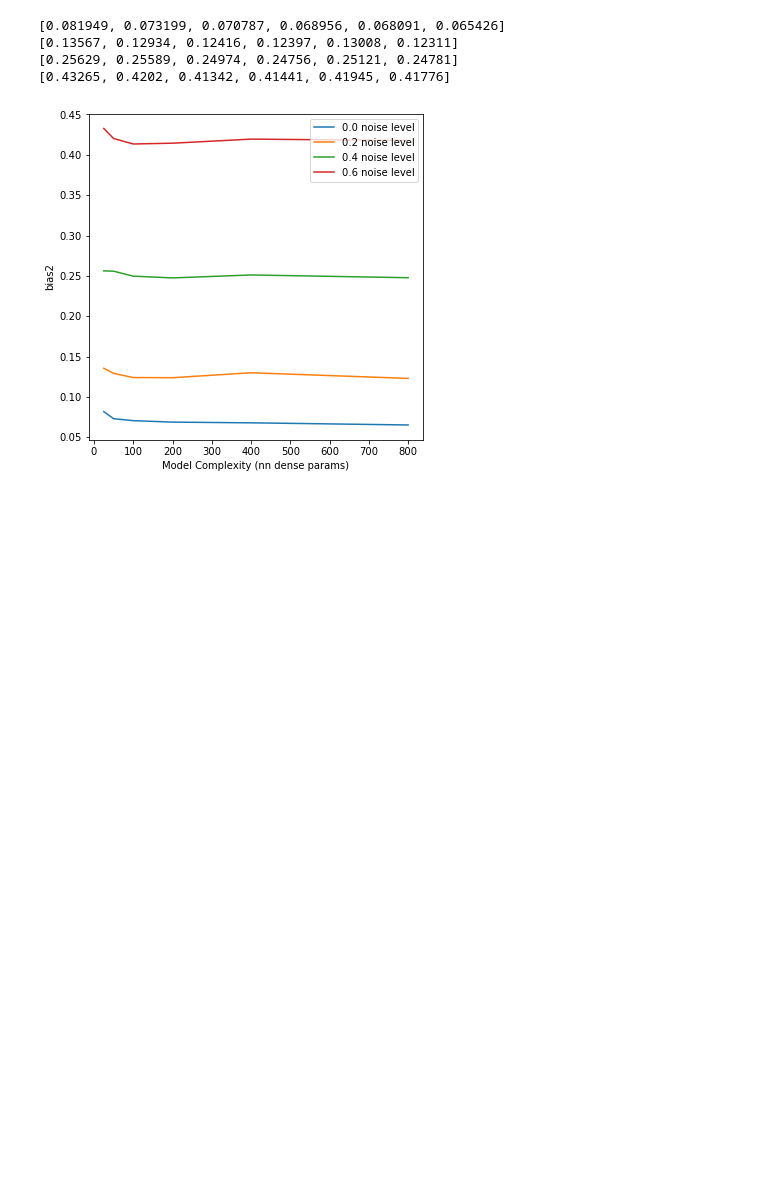
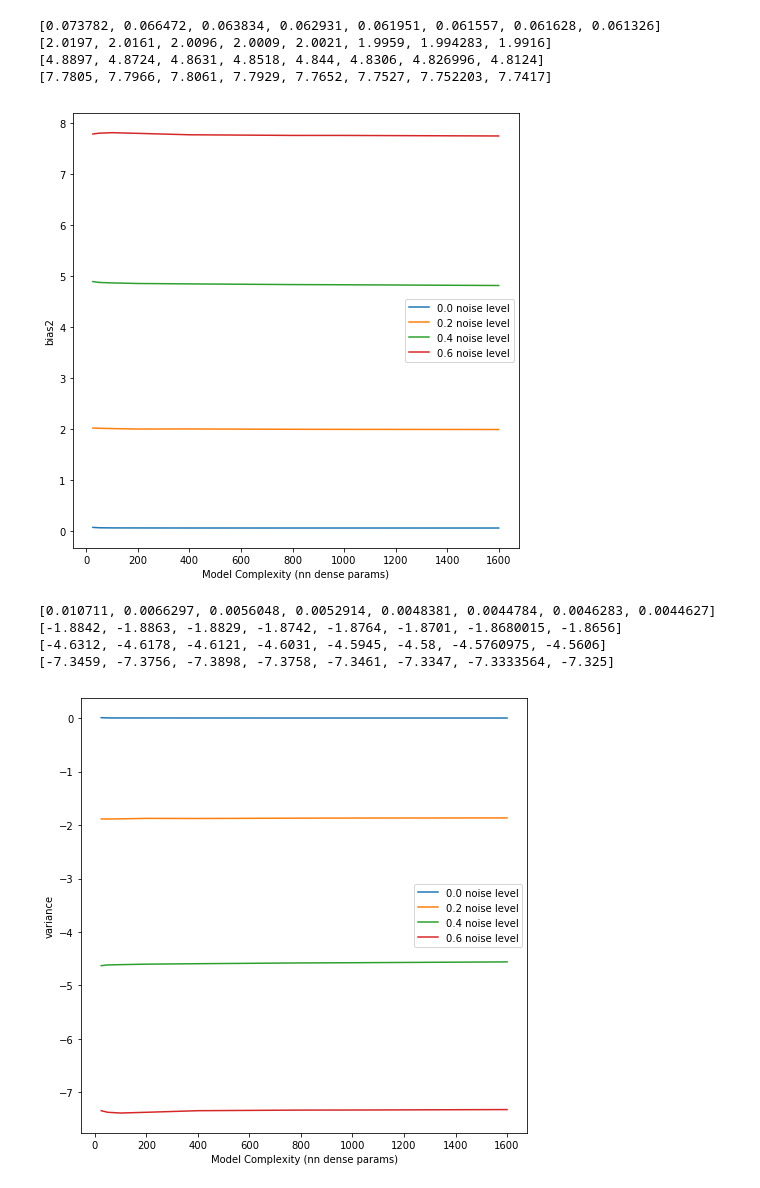
Before and after one commit to Georgepu1/CS-260-Project, a Jupyter notebook: mnist-nn/results/plots.ipynb, the cells around one changed output. Saved outputs shown, nothing was run; the diff lists cells and outputs as text; code cells hidden in the pictures; blank space fills up the shorter version.

```diff
--- a/mnist-nn/results/plots.ipynb
+++ b/mnist-nn/results/plots.ipynb
@@ -10,7 +10,10 @@ paths = [
     "100/log_width100-noise0.txt", "100/log_width100-noise2.txt", "100/log_width100-noise4.txt", "100/log_width100-noise6.txt",
     "200/log_width200-noise0.txt", "200/log_width200-noise2.txt", "200/log_width200-noise4.txt", "200/log_width200-noise6.txt",
     "400/log_width400-noise0.txt", "400/log_width400-noise2.txt", "400/log_width400-noise4.txt", "400/log_width400-noise6.txt",
-    "800/log_width800-noise0.txt", "800/log_width800-noise2.txt", "800/log_width800-noise4.txt", "800/log_width800-noise6.txt"
+    "800/log_width800-noise0.txt", "800/log_width800-noise2.txt", "800/log_width800-noise4.txt", "800/log_width800-noise6.txt",
+    "1000/log_width1000-noise0.txt", "1000/log_width1000-noise2.txt", "1000/log_width1000-noise4.txt", "1000/log_width1000-noise6.txt",
+    "1600/log_width1600-noise0.txt", "1600/log_width1600-noise2.txt", "1600/log_width1600-noise4.txt", "1600/log_width1600-noise6.txt"
+#     "2000/log_width2000-noise0.txt", "2000/log_width2000-noise2.txt", "2000/log_width2000-noise4.txt", "2000/log_width2000-noise6.txt"
 ]
 
 i_to_word = {
@@ -49,7 +42,7 @@ i_to_word
 # %%
 def plot_trial(overall_metrics, i_to_word, attribute_id=2, trial_id=0, jump_ind=4):
     num_plots = jump_ind
-    fig = plt.figure(figsize = (6,6))
+    fig = plt.figure(figsize = (8,8))
     ax = plt.axes()
     noise = [0.0, 0.2, 0.4, 0.6]
 
@@ -61,8 +54,8 @@ def plot_trial(overall_metrics, i_to_word, attribute_id=2, trial_id=0, jump_ind=
             cur_i += jump_ind
         print(cur_y)
         label = str(noise[i]) + ' noise level'
-        ax.plot([25, 50, 100, 200, 400, 800], cur_y, label=label)
-
+#         ax.plot([25, 50, 100, 200, 400, 800, 1000, 1600, 2000], cur_y, label=label)
+        ax.plot([25, 50, 100, 200, 400, 800, 1000, 1600], cur_y, label=label)
     plt.xlabel('Model Complexity (nn dense params)')
     plt.ylabel(i_to_word[attribute_id])
     plt.legend()
@@ -104,8 +107,15 @@ plot_trial(overall_metrics, i_to_word, attribute_id=3, trial_id=0)
 # %%
-plot_trial(overall_metrics, i_to_word, attribute_id=5, trial_id=0)
+# Should look at bias and variance at the last trial (averaged across all trials)
+plot_trial(overall_metrics, i_to_word, attribute_id=5, trial_id=4)
+plot_trial(overall_metrics, i_to_word, attribute_id=6, trial_id=4)
 # %% [output]
-[0.081949, 0.073199, 0.070787, 0.068956, 0.068091, 0.065426]
-[0.13567, 0.12934, 0.12416, 0.12397, 0.13008, 0.12311]
-[0.25629, 0.25589, 0.24974, 0.24756, 0.25121, 0.24781]
-[0.43265, 0.4202, 0.41342, 0.41441, 0.41945, 0.41776]
+[0.073782, 0.066472, 0.063834, 0.062931, 0.061951, 0.061557, 0.061628, 0.061326]
+[2.0197, 2.0161, 2.0096, 2.0009, 2.0021, 1.9959, 1.994283, 1.9916]
+[4.8897, 4.8724, 4.8631, 4.8518, 4.844, 4.8306, 4.826996, 4.8124]
+[7.7805, 7.7966, 7.8061, 7.7929, 7.7652, 7.7527, 7.752203, 7.7417]
-[figure, old version]
+[figure, new version]
+[0.010711, 0.0066297, 0.0056048, 0.0052914, 0.0048381, 0.0044784, 0.0046283, 0.0044627]
+[-1.8842, -1.8863, -1.8829, -1.8742, -1.8764, -1.8701, -1.8680015, -1.8656]
+[-4.6312, -4.6178, -4.6121, -4.6031, -4.5945, -4.58, -4.5760975, -4.5606]
+[-7.3459, -7.3756, -7.3898, -7.3758, -7.3461, -7.3347, -7.3333564, -7.325]
+[figure, added]
```
Also changed, not shown: parts of 6 cells of this notebook, 20 other files.
